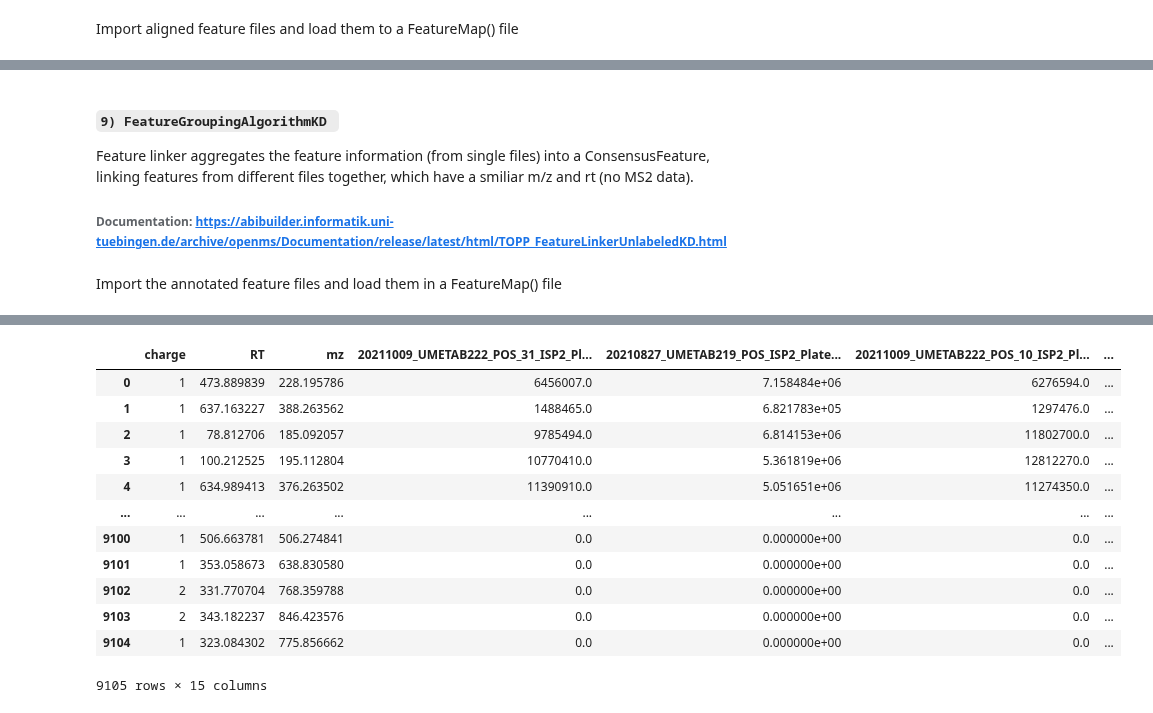
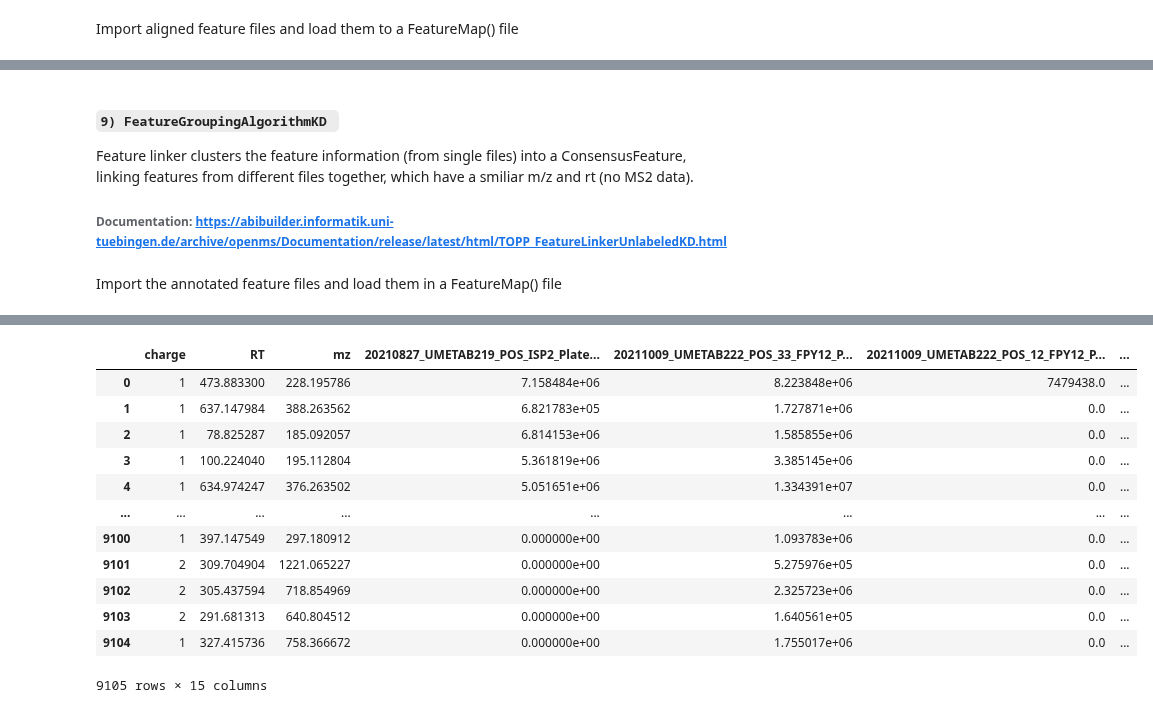
Before and after one commit to eeko-kon/pyOpenMS_UmetaFlow, a Jupyter notebook: 1_Preprocessing.ipynb, the cells around one changed output, grey strips where cells are left out. Saved outputs shown, nothing was run; the diff lists cells and outputs as text; code cells hidden in the pictures.

```diff
--- a/1_Preprocessing.ipynb
+++ b/1_Preprocessing.ipynb
@@ -164,6 +168,21 @@ for filename in input_mzml_files:
     feature_map_FFM.setPrimaryMSRunPath([filename.encode()])
 
 
+    feature_map_filtered = FeatureMap(feature_map_FFM)
+    feature_map_filtered.clear(False)
+
+    for f in feature_map_FFM:
+        if f.getOverallQuality() > 0.0005:
+            feature_map_filtered.push_back(f)
+
+    print('Features before quality filter: ' + str(feature_map_FFM.size()))
+    print('Features after quality filter: ' + str(feature_map_filtered.size()))
+
+    feature_map_FFM = feature_map_filtered
+
+    feature_map_FFM.append(feature_map_FFM)
+
+
 # 5) Metabolite adduct decharger (MetaboliteFeatureDeconvolution)
 
     mfd = MetaboliteFeatureDeconvolution()
@@ -214,8 +233,7 @@ input_feature_files = sorted(glob.glob('results/interim/preprocess/MFD_*.feature
 for filename in input_feature_files:
     fmap = FeatureMap()
     FeatureXMLFile().load(filename, fmap)
-    DF= fmap.get_df()
-    DF= DF.drop(columns=["peptide_sequence", "peptide_score", "ID_filename", "ID_native_id"])
+    DF= fmap.get_df(export_peptide_identifications=False)
     feature_csv= os.path.join(path, 'features_' + os.path.basename(filename)[4:-10] +"csv")
     DF.to_csv(feature_csv)
 print("example:", os.path.basename(filename))
@@ -245,7 +263,7 @@ for consensus in input_collapsed_features:
     fmap = ConsensusMap()
     ConsensusXMLFile().load(consensus, fmap)
     DF= fmap.get_df()
-    DF= DF.drop(columns=["sequence", "quality", "charge"])
+    DF= DF.drop(columns=["sequence", "charge"])
     DF=DF.rename(columns={"f1":"intensity"})
 print("example:", os.path.basename(consensus))
 display(DF)
@@ -437,7 +451,7 @@ for filename in input_mzml_files:
 # %% [markdown]
 #### `9) FeatureGroupingAlgorithmKD `
 
-Feature linker aggregates the feature information (from single files) into a ConsensusFeature, linking features from different files together, which have a smiliar m/z and rt (no MS2 data).
+Feature linker clusters the feature information (from single files) into a ConsensusFeature, linking features from different files together, which have a smiliar m/z and rt (no MS2 data).
 
 ###### Documentation: https://abibuilder.informatik.uni-tuebingen.de/archive/openms/Documentation/release/latest/html/TOPP_FeatureLinkerUnlabeledKD.html
 # %% [markdown]
@@ -473,7 +487,7 @@ ConsensusXMLFile().store(Consensus_file, consensus_map)
 # get intensities as a DataFrame
 result = consensus_map.get_df()
 result= result.reset_index()
-result= result.drop(columns= ["id", "sequence", "quality"])
+result= result.drop(columns= ["sequence"])
 # store as tsv file
 result.to_csv('results/features/FeatureMatrix.tsv', sep = '\t', index = False)
 result
@@ -486,14 +500,14 @@ Progress of 'linking features':
 ConsensusXMLFile::store():  found 9106 invalid unique ids
-|  | charge | RT | mz | 20211009_UMETAB222_POS_31_ISP2_Pl... | 20210827_UMETAB219_POS_ISP2_Plate... | 20211009_UMETAB222_POS_10_ISP2_Pl... | ... |
-| 0 | 1 | 473.889839 | 228.195786 | 6456007.0 | 7.158484e+06 | 6276594.0 | ... |
-| 1 | 1 | 637.163227 | 388.263562 | 1488465.0 | 6.821783e+05 | 1297476.0 | ... |
-| 2 | 1 | 78.812706 | 185.092057 | 9785494.0 | 6.814153e+06 | 11802700.0 | ... |
-| 3 | 1 | 100.212525 | 195.112804 | 10770410.0 | 5.361819e+06 | 12812270.0 | ... |
-| 4 | 1 | 634.989413 | 376.263502 | 11390910.0 | 5.051651e+06 | 11274350.0 | ... |
+|  | charge | RT | mz | 20210827_UMETAB219_POS_ISP2_Plate... | 20211009_UMETAB222_POS_33_FPY12_P... | 20211009_UMETAB222_POS_12_FPY12_P... | ... |
+| 0 | 1 | 473.883300 | 228.195786 | 7.158484e+06 | 8.223848e+06 | 7479438.0 | ... |
+| 1 | 1 | 637.147984 | 388.263562 | 6.821783e+05 | 1.727871e+06 | 0.0 | ... |
+| 2 | 1 | 78.825287 | 185.092057 | 6.814153e+06 | 1.585855e+06 | 0.0 | ... |
+| 3 | 1 | 100.224040 | 195.112804 | 5.361819e+06 | 3.385145e+06 | 0.0 | ... |
+| 4 | 1 | 634.974247 | 376.263502 | 5.051651e+06 | 1.334391e+07 | 0.0 | ... |
 | ... | ... | ... | ... | ... | ... | ... | ... |
-| 9100 | 1 | 506.663781 | 506.274841 | 0.0 | 0.000000e+00 | 0.0 | ... |
-| 9101 | 1 | 353.058673 | 638.830580 | 0.0 | 0.000000e+00 | 0.0 | ... |
-| 9102 | 2 | 331.770704 | 768.359788 | 0.0 | 0.000000e+00 | 0.0 | ... |
-| 9103 | 2 | 343.182237 | 846.423576 | 0.0 | 0.000000e+00 | 0.0 | ... |
-| 9104 | 1 | 323.084302 | 775.856662 | 0.0 | 0.000000e+00 | 0.0 | ... |
+| 9100 | 1 | 397.147549 | 297.180912 | 0.000000e+00 | 1.093783e+06 | 0.0 | ... |
+| 9101 | 2 | 309.704904 | 1221.065227 | 0.000000e+00 | 5.275976e+05 | 0.0 | ... |
+| 9102 | 2 | 305.437594 | 718.854969 | 0.000000e+00 | 2.325723e+06 | 0.0 | ... |
+| 9103 | 2 | 291.681313 | 640.804512 | 0.000000e+00 | 1.640561e+05 | 0.0 | ... |
+| 9104 | 1 | 327.415736 | 758.366672 | 0.000000e+00 | 1.755017e+06 | 0.0 | ... |
 9105 rows × 15 columns
```
Also changed, not shown: parts of 7 cells of this notebook, 2 other files.
